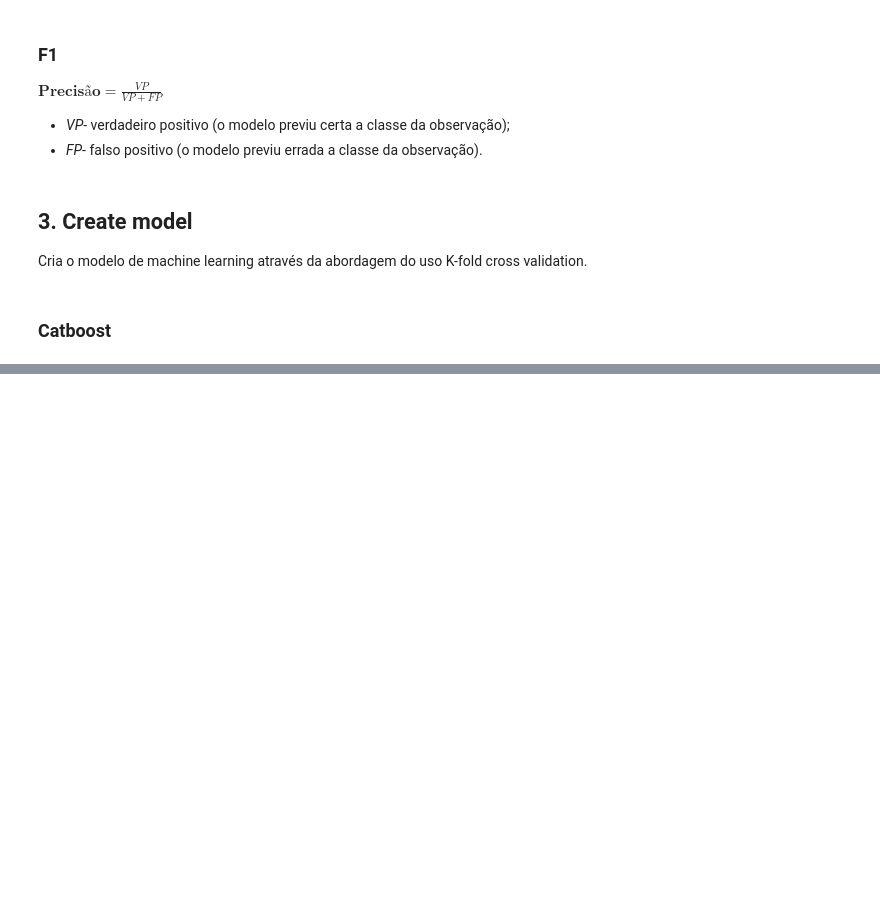
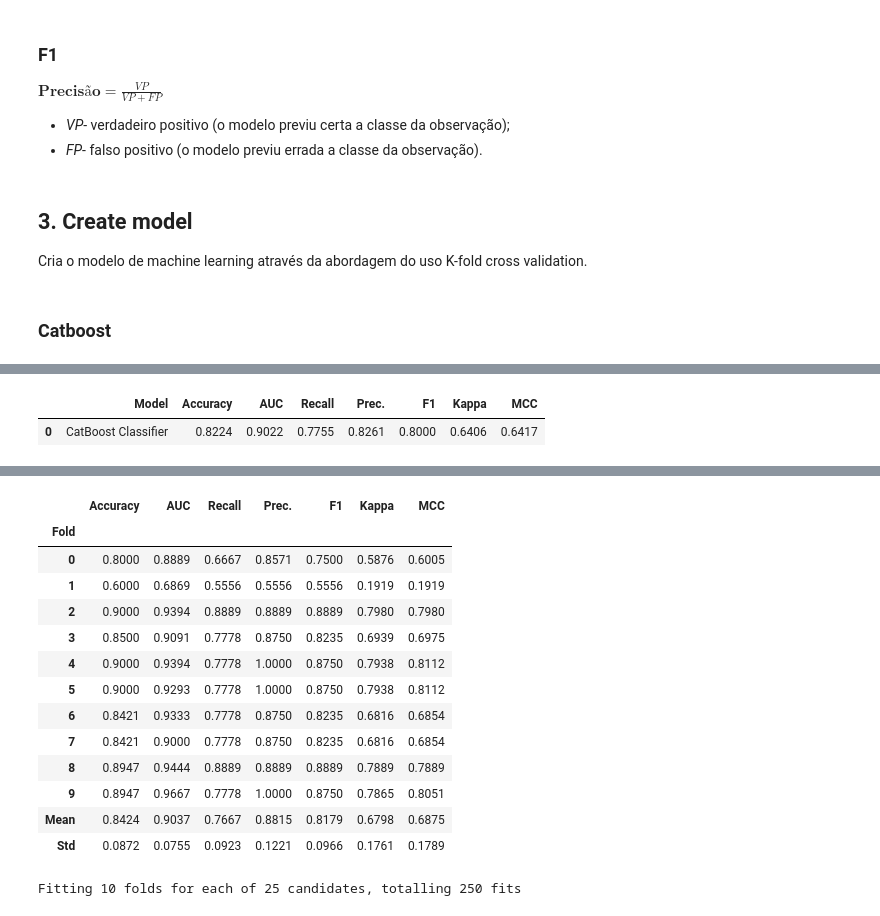
Before and after one commit to santoshenrique2021/WANDA_2023, a Jupyter notebook: MINICURSO_PYCARET.ipynb, the cells around one changed output, grey strips where cells are left out. Drawn from its saved outputs; the diff is of its cells as text; code cells hidden in the pictures; blank space fills up the shorter version.

```diff
--- a/MINICURSO_PYCARET.ipynb
+++ b/MINICURSO_PYCARET.ipynb
@@ -405,2 +496,9 @@ Ajusta (tunar) os hiperparâmetros do modelo criado, encontrando uma nova combin
+# %%
+#Resultados da base de teste
+predict_model(tune_model_1, data = df_teste); #83% de precisão
+# %% [output]
+|  | Model | Accuracy | AUC | Recall | Prec. | F1 | Kappa | MCC |
+| 0 | CatBoost Classifier | 0.8224 | 0.9022 | 0.7755 | 0.8261 | 0.8000 | 0.6406 | 0.6417 |
 # %%
-tune_model_1 = tune_model(model_1)
+tune_model_2 = tune_model(model_2, n_iter = 25)
+# %% [output]
@@ -407,2 +506,17 @@ tune_model_1 = tune_model(model_1)
+|  | Accuracy | AUC | Recall | Prec. | F1 | Kappa | MCC |
+| Fold |  |  |  |  |  |  |  |
+| 0 | 0.8000 | 0.8889 | 0.6667 | 0.8571 | 0.7500 | 0.5876 | 0.6005 |
+| 1 | 0.6000 | 0.6869 | 0.5556 | 0.5556 | 0.5556 | 0.1919 | 0.1919 |
+| 2 | 0.9000 | 0.9394 | 0.8889 | 0.8889 | 0.8889 | 0.7980 | 0.7980 |
+| 3 | 0.8500 | 0.9091 | 0.7778 | 0.8750 | 0.8235 | 0.6939 | 0.6975 |
+| 4 | 0.9000 | 0.9394 | 0.7778 | 1.0000 | 0.8750 | 0.7938 | 0.8112 |
+| 5 | 0.9000 | 0.9293 | 0.7778 | 1.0000 | 0.8750 | 0.7938 | 0.8112 |
+| 6 | 0.8421 | 0.9333 | 0.7778 | 0.8750 | 0.8235 | 0.6816 | 0.6854 |
+| 7 | 0.8421 | 0.9000 | 0.7778 | 0.8750 | 0.8235 | 0.6816 | 0.6854 |
+| 8 | 0.8947 | 0.9444 | 0.8889 | 0.8889 | 0.8889 | 0.7889 | 0.7889 |
+| 9 | 0.8947 | 0.9667 | 0.7778 | 1.0000 | 0.8750 | 0.7865 | 0.8051 |
+| Mean | 0.8424 | 0.9037 | 0.7667 | 0.8815 | 0.8179 | 0.6798 | 0.6875 |
+| Std | 0.0872 | 0.0755 | 0.0923 | 0.1221 | 0.0966 | 0.1761 | 0.1789 |
+Fitting 10 folds for each of 25 candidates, totalling 250 fits
 # %%
 #Resultados da base de teste
```
Also changed, not shown: parts of 53 cells of this notebook, 2 other files.
